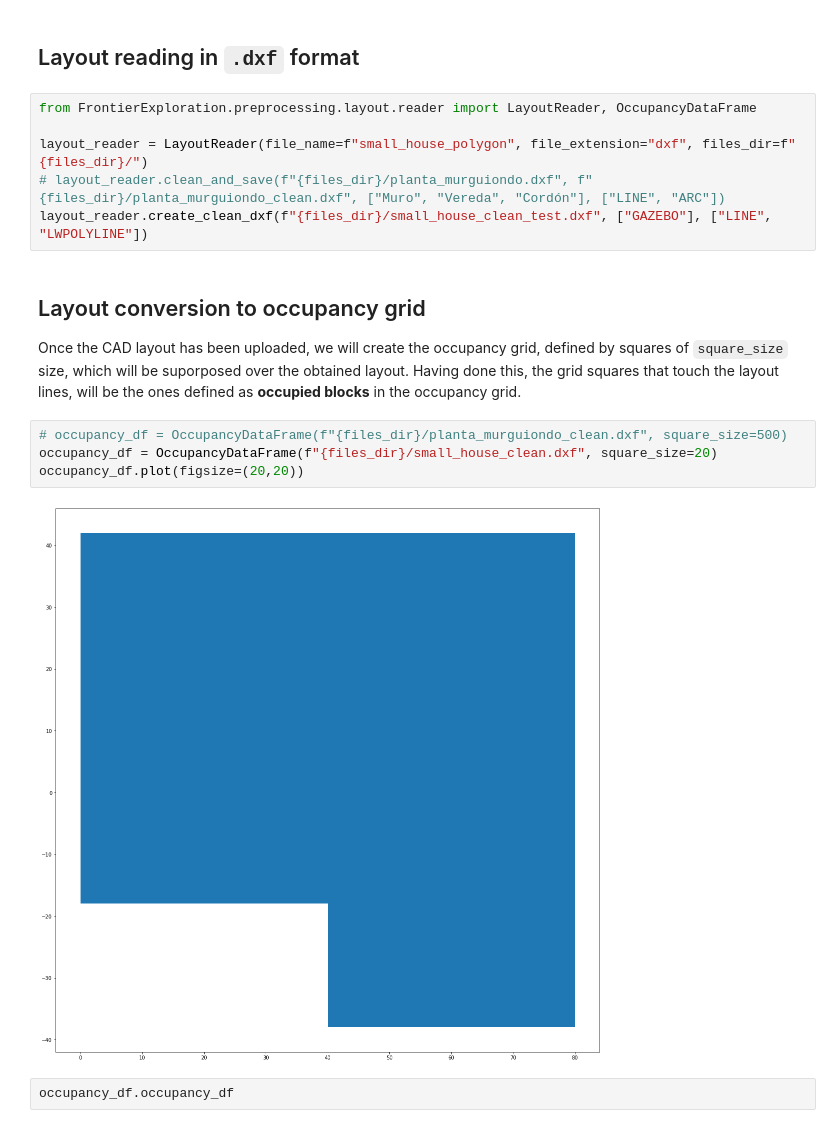
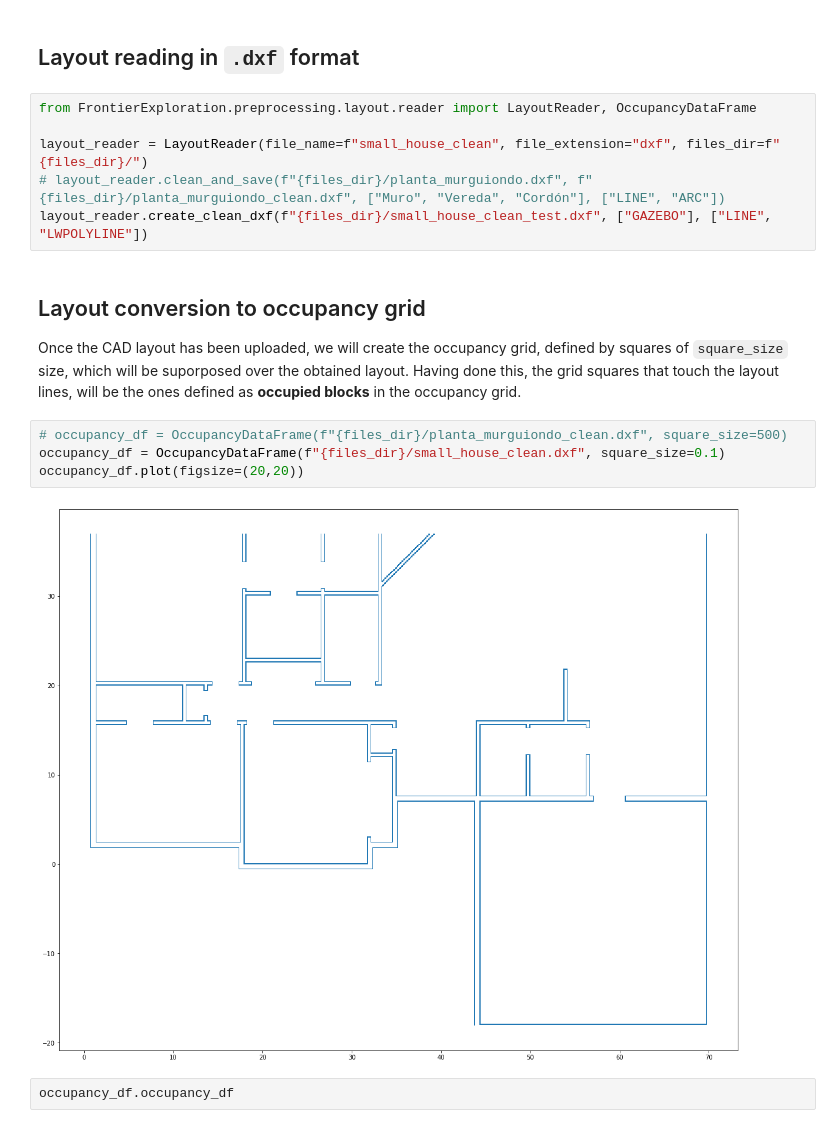
Before and after one commit to ekumenlabs/Frontier-Exploration-with-a-prior, a Jupyter notebook: Notebooks/DXF_Processor.ipynb, the cells around one changed output. Cells and saved outputs as stored; diff of their text form.

Commit message:
SimulatorImplementation: - feat: Created small house clean test map

```diff
--- a/Notebooks/DXF_Processor.ipynb
+++ b/Notebooks/DXF_Processor.ipynb
@@ -15,7 +15,7 @@ files_dir = f"{base_dir}/files"
 # %%
 from FrontierExploration.preprocessing.layout.reader import LayoutReader, OccupancyDataFrame
 
-layout_reader = LayoutReader(file_name=f"small_house_polygon", file_extension="dxf", files_dir=f"{files_dir}/")
+layout_reader = LayoutReader(file_name=f"small_house_clean", file_extension="dxf", files_dir=f"{files_dir}/")
 # layout_reader.clean_and_save(f"{files_dir}/planta_murguiondo.dxf", f"{files_dir}/planta_murguiondo_clean.dxf", ["Muro", "Vereda", "Cordón"], ["LINE", "ARC"])
 layout_reader.create_clean_dxf(f"{files_dir}/small_house_clean_test.dxf", ["GAZEBO"], ["LINE", "LWPOLYLINE"])
 # %% [markdown]
@@ -24,10 +24,10 @@ Once the CAD layout has been uploaded, we will create the occupancy grid, define
 Having done this, the grid squares that touch the layout lines, will be the ones defined as **occupied blocks** in the occupancy grid.
 # %%
 # occupancy_df = OccupancyDataFrame(f"{files_dir}/planta_murguiondo_clean.dxf", square_size=500)
-occupancy_df = OccupancyDataFrame(f"{files_dir}/small_house_clean.dxf", square_size=20)
+occupancy_df = OccupancyDataFrame(f"{files_dir}/small_house_clean.dxf", square_size=0.1)
 occupancy_df.plot(figsize=(20,20))
 # %% [output]
-[figure, old version]
+[figure, new version]
 # %%
 occupancy_df.occupancy_df
 # %% [output]
```
Also changed, not shown: 2 other files.
